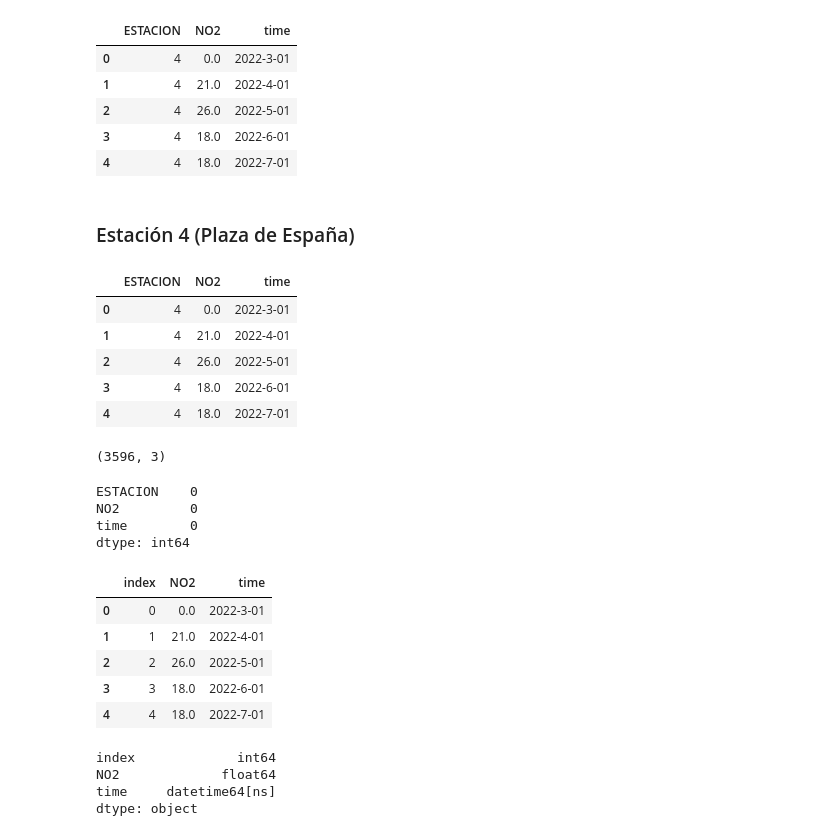
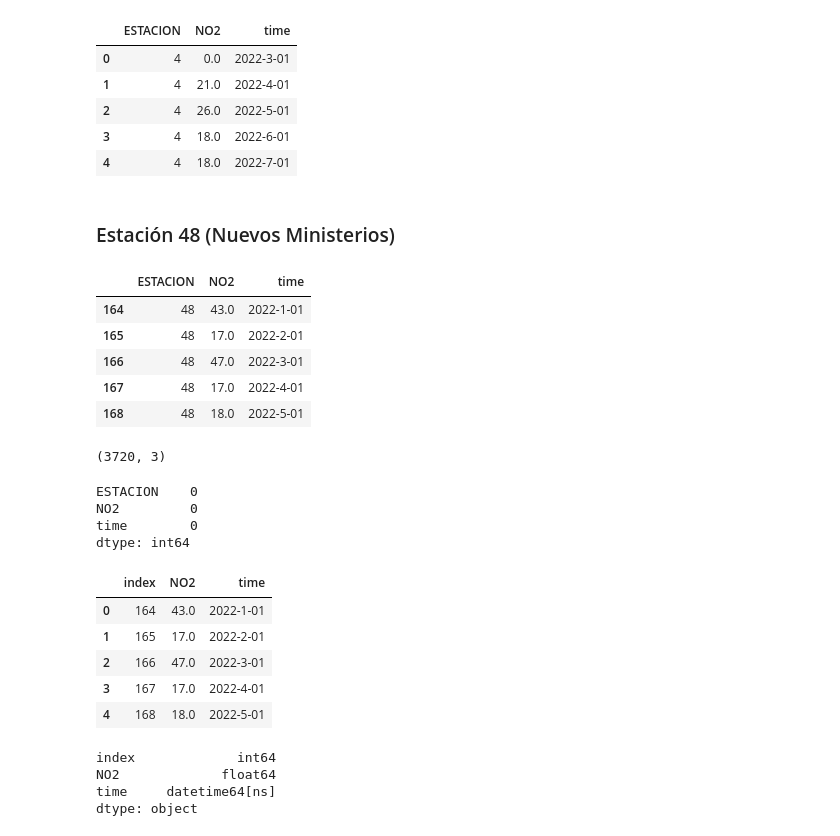
Before and after one commit to charlieciordia/AQ-MAD, a Jupyter notebook: notebook/AQ CLEAN ML DAY.ipynb, the cells around one changed output. Cells and saved outputs as stored; diff of their text form; code cells hidden in the pictures.

```diff
--- a/notebook/AQ CLEAN ML DAY.ipynb
+++ b/notebook/AQ CLEAN ML DAY.ipynb
@@ -124,19 +124,19 @@ df_clean.head()
 | 3 | 4 | 18.0 | 2022-6-01 |
 | 4 | 4 | 18.0 | 2022-7-01 |
 # %% [markdown]
-### Estación 4 (Plaza de España)
+### Estación 48 (Nuevos Ministerios)
 # %%
-plaza_esp = df_clean[df_clean['ESTACION'] == 4]
-plaza_esp.head()
+df = df_clean[df_clean['ESTACION'] == 48]
+df.head()
 # %% [output]
 |  | ESTACION | NO2 | time |
-| 0 | 4 | 0.0 | 2022-3-01 |
-| 1 | 4 | 21.0 | 2022-4-01 |
-| 2 | 4 | 26.0 | 2022-5-01 |
-| 3 | 4 | 18.0 | 2022-6-01 |
-| 4 | 4 | 18.0 | 2022-7-01 |
+| 164 | 48 | 43.0 | 2022-1-01 |
+| 165 | 48 | 17.0 | 2022-2-01 |
+| 166 | 48 | 47.0 | 2022-3-01 |
+| 167 | 48 | 17.0 | 2022-4-01 |
+| 168 | 48 | 18.0 | 2022-5-01 |
 # %%
-plaza_esp.shape
+df.shape
 # %% [output]
-(3596, 3)
+(3720, 3)
 # %%
@@ -153,10 +153,10 @@ plaza_esp = plaza_esp.reset_index()
 # %%
-plaza_esp.head()
+df.head()
 # %% [output]
 |  | index | NO2 | time |
-| 0 | 0 | 0.0 | 2022-3-01 |
-| 1 | 1 | 21.0 | 2022-4-01 |
-| 2 | 2 | 26.0 | 2022-5-01 |
-| 3 | 3 | 18.0 | 2022-6-01 |
-| 4 | 4 | 18.0 | 2022-7-01 |
+| 0 | 164 | 43.0 | 2022-1-01 |
+| 1 | 165 | 17.0 | 2022-2-01 |
+| 2 | 166 | 47.0 | 2022-3-01 |
+| 3 | 167 | 17.0 | 2022-4-01 |
+| 4 | 168 | 18.0 | 2022-5-01 |
 # %%
```
Also changed, not shown: parts of 37 cells of this notebook, 3 other files.
